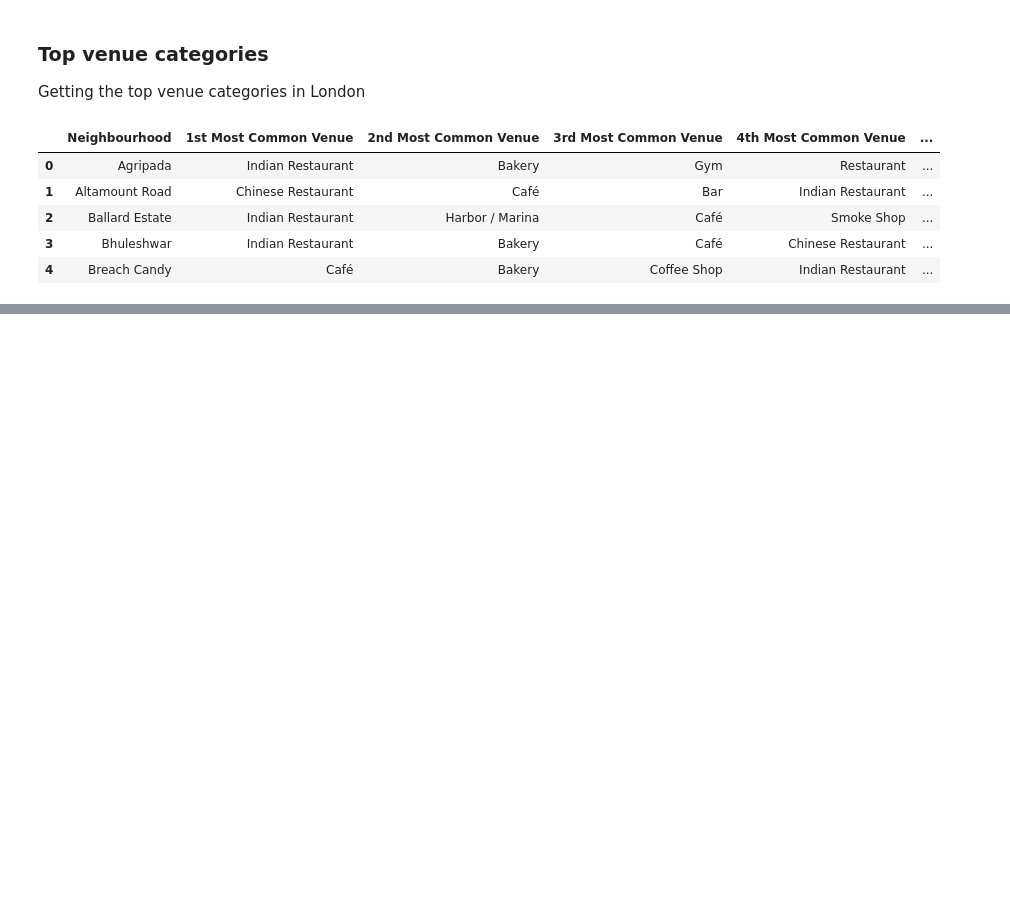
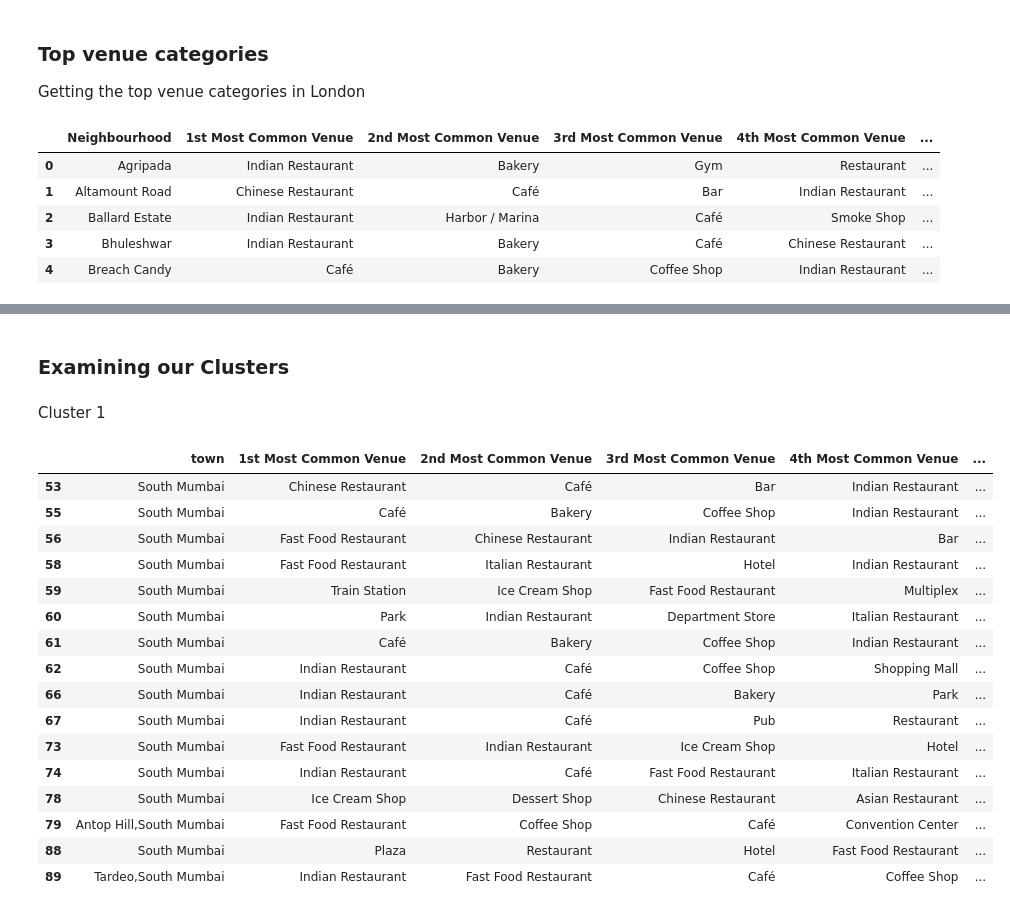
Before and after one commit to amanattar/A-Tale-of-Two-Cities, a Jupyter notebook: Tale_of_Two_Cities_Data_Science_Project.ipynb, the cells around one changed output, grey strips where cells are left out. Saved outputs shown, nothing was run; the diff lists cells and outputs as text; code cells hidden in the pictures; blank space fills up the shorter version.

Commit message:
Apply K-Mean Method And create cluster to Mumbai  City Data

```diff
--- a/Tale_of_Two_Cities_Data_Science_Project.ipynb
+++ b/Tale_of_Two_Cities_Data_Science_Project.ipynb
@@ -548,0 +556,9 @@ neighborhoods_venues_sorted_mumbai.head()
+# %%
+# set number of clusters
+k_num_clusters= 5
+
+Mumbai_grouped_clustering = Mumbai_grouped.drop('Neighbourhood',1)
+
+# run k-means clustering
+kmeans_mumbai = KMeans(n_clusters=k_num_cluster, random_state=0).fit(Mumbai_grouped_clustering)
+kmeans_mumbai
@@ -548,0 +576,2 @@ neighborhoods_venues_sorted_mumbai.head()
+# %%
+neighborhoods_venues_sorted_mumbai.insert(0,'Cluster Labels',kmeans_mumbai.labels_ +1)
@@ -548,0 +582,6 @@ neighborhoods_venues_sorted_mumbai.head()
+# %%
+mumbai_data = df1
+
+mumbai_data = mumbai_data.join(neighborhoods_venues_sorted_mumbai.set_index('Neighbourhood'), on = 'borough')
+
+mumbai_data.head()
@@ -548,0 +597,2 @@ neighborhoods_venues_sorted_mumbai.head()
+# %%
+mumbai_data_nonan = mumbai_data.dropna(subset=['Cluster Labels'])
@@ -548,0 +627,24 @@ neighborhoods_venues_sorted_mumbai.head()
+# %% [markdown]
+### Examining our Clusters
+# %% [markdown]
+Cluster 1
+# %%
+mumbai_data_nonan.loc[mumbai_data_nonan['Cluster Labels'] == 1, mumbai_data_nonan.columns[[1] + list(range(5, mumbai_data_nonan.shape[1]))]]
+# %% [output]
+|  | town | 1st Most Common Venue | 2nd Most Common Venue | 3rd Most Common Venue | 4th Most Common Venue | ... |
+| 53 | South Mumbai | Chinese Restaurant | Café | Bar | Indian Restaurant | ... |
+| 55 | South Mumbai | Café | Bakery | Coffee Shop | Indian Restaurant | ... |
+| 56 | South Mumbai | Fast Food Restaurant | Chinese Restaurant | Indian Restaurant | Bar | ... |
+| 58 | South Mumbai | Fast Food Restaurant | Italian Restaurant | Hotel | Indian Restaurant | ... |
+| 59 | South Mumbai | Train Station | Ice Cream Shop | Fast Food Restaurant | Multiplex | ... |
+| 60 | South Mumbai | Park | Indian Restaurant | Department Store | Italian Restaurant | ... |
+| 61 | South Mumbai | Café | Bakery | Coffee Shop | Indian Restaurant | ... |
+| 62 | South Mumbai | Indian Restaurant | Café | Coffee Shop | Shopping Mall | ... |
+| 66 | South Mumbai | Indian Restaurant | Café | Bakery | Park | ... |
+| 67 | South Mumbai | Indian Restaurant | Café | Pub | Restaurant | ... |
+| 73 | South Mumbai | Fast Food Restaurant | Indian Restaurant | Ice Cream Shop | Hotel | ... |
+| 74 | South Mumbai | Indian Restaurant | Café | Fast Food Restaurant | Italian Restaurant | ... |
+| 78 | South Mumbai | Ice Cream Shop | Dessert Shop | Chinese Restaurant | Asian Restaurant | ... |
+| 79 | Antop Hill,South Mumbai | Fast Food Restaurant | Coffee Shop | Café | Convention Center | ... |
+| 88 | South Mumbai | Plaza | Restaurant | Hotel | Fast Food Restaurant | ... |
+| 89 | Tardeo,South Mumbai | Indian Restaurant | Fast Food Restaurant | Café | Coffee Shop | ... |
```
Also changed, not shown: parts of 20 cells of this notebook.
